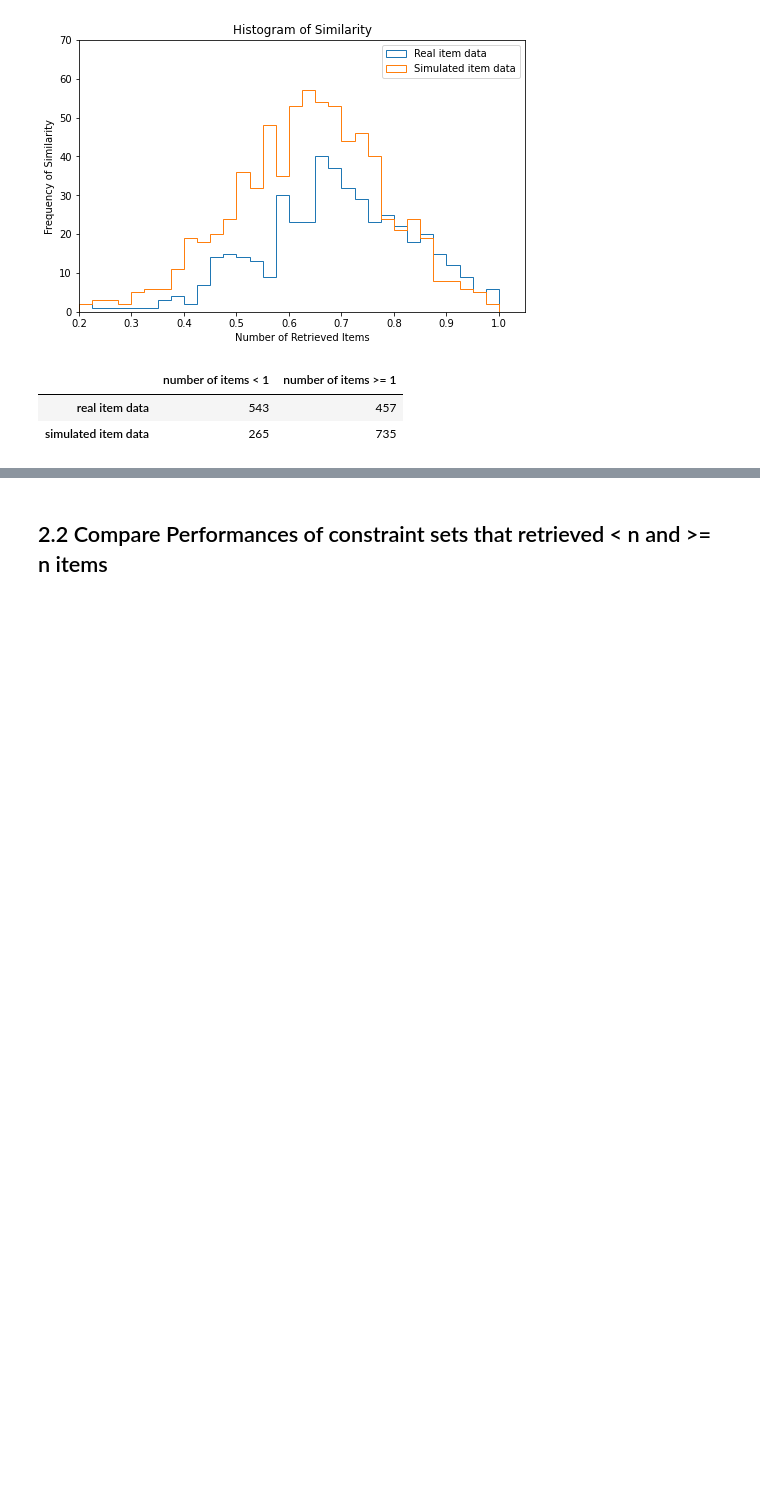
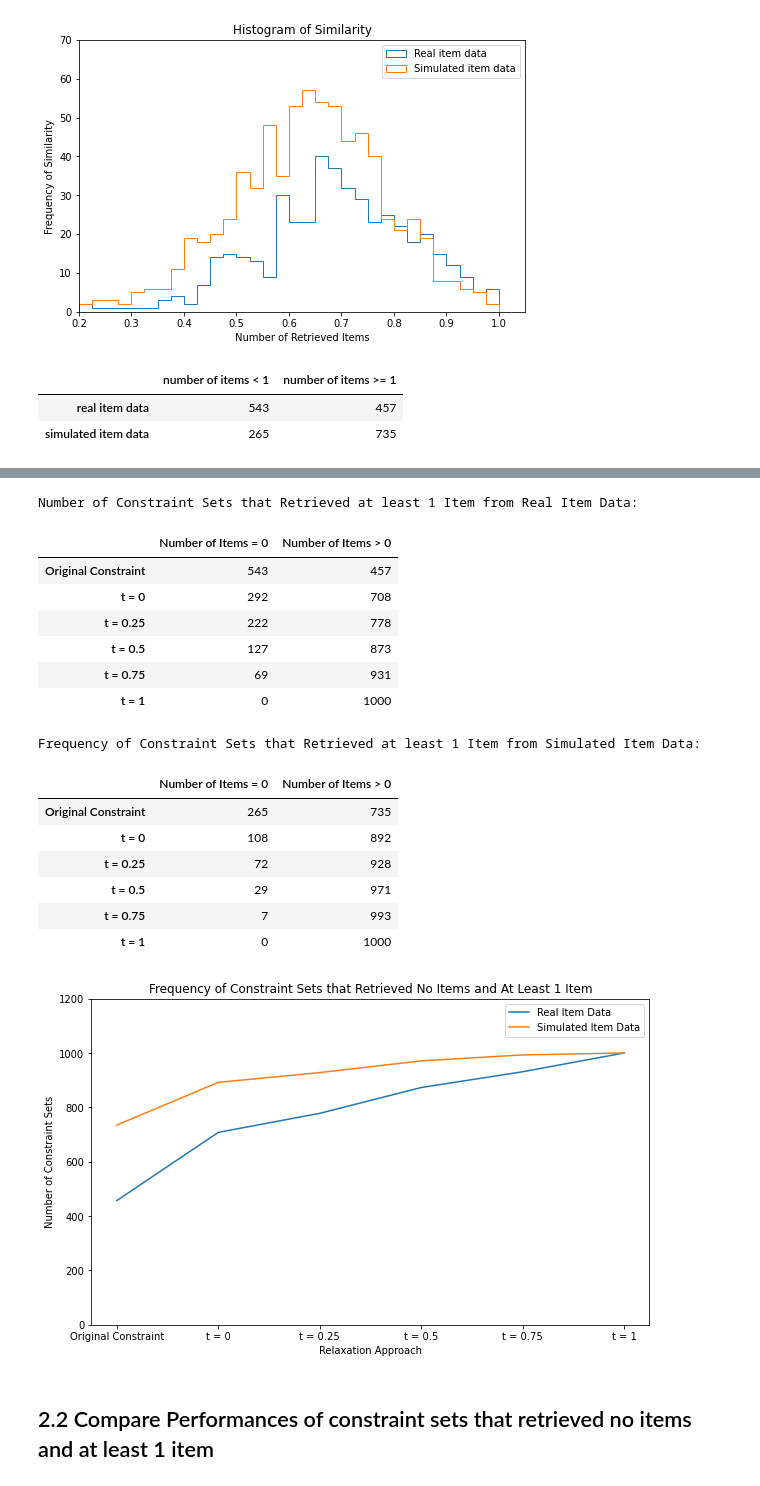
Before and after one commit to gqin10/notebooks-recommender-system, a Jupyter notebook: experiment.ipynb, the cells around one changed output, grey strips where cells are left out. Drawn from its saved outputs; the diff is of its cells as text; code cells hidden in the pictures; blank space fills up the shorter version.

```diff
--- a/experiment.ipynb
+++ b/experiment.ipynb
@@ -176,2 +168,54 @@ plt.show()
+# %%
+f = plt.figure()
+f.set_figwidth(10)
+f.set_figheight(6)
+
+print('Number of Constraint Sets that Retrieved at least 1 Item from Real Item Data:')
+df = pd.DataFrame([
+        (real_result[real_result[no_of_items_cols] == 0])[no_of_items_cols].count(),
+        (real_result[real_result[no_of_items_cols] > 0])[no_of_items_cols].count(),
+    ])
+df.columns = relaxation_approaches
+df.index=['Number of Items = 0', 'Number of Items > 0']
+df = df.T
+display(df)
+plt.plot(df.iloc[:, 1])
+
+print('Frequency of Constraint Sets that Retrieved at least 1 Item from Simulated Item Data:')
+df = pd.DataFrame([
+        (real_result[simulated_result[no_of_items_cols] == 0])[no_of_items_cols].count(),
+        (real_result[simulated_result[no_of_items_cols] > 0])[no_of_items_cols].count(),
+    ])
+df.columns = relaxation_approaches
+df.index=['Number of Items = 0', 'Number of Items > 0']
+df = df.T
+display(df)
+plt.plot(df.iloc[:, 1])
+
+plt.title('Frequency of Constraint Sets that Retrieved No Items and At Least 1 Item')
+plt.xlabel('Relaxation Approach')
+plt.ylabel('Number of Constraint Sets')
+plt.legend(['Real Item Data', 'Simulated Item Data'],)
+plt.ylim([0, 1200])
+
+plt.show()
+# %% [output]
+Number of Constraint Sets that Retrieved at least 1 Item from Real Item Data:
+|  | Number of Items = 0 | Number of Items > 0 |
+| Original Constraint | 543 | 457 |
+| t = 0 | 292 | 708 |
+| t = 0.25 | 222 | 778 |
+| t = 0.5 | 127 | 873 |
+| t = 0.75 | 69 | 931 |
+| t = 1 | 0 | 1000 |
+Frequency of Constraint Sets that Retrieved at least 1 Item from Simulated Item Data:
+|  | Number of Items = 0 | Number of Items > 0 |
+| Original Constraint | 265 | 735 |
+| t = 0 | 108 | 892 |
+| t = 0.25 | 72 | 928 |
+| t = 0.5 | 29 | 971 |
+| t = 0.75 | 7 | 993 |
+| t = 1 | 0 | 1000 |
+[figure, added]
 # %% [markdown]
-## 2.2 Compare Performances of constraint sets that retrieved < n and >= n items
+## 2.2 Compare Performances of constraint sets that retrieved no items and at least 1 item
```
Also changed, not shown: parts of 15 cells of this notebook, 4 other files.
